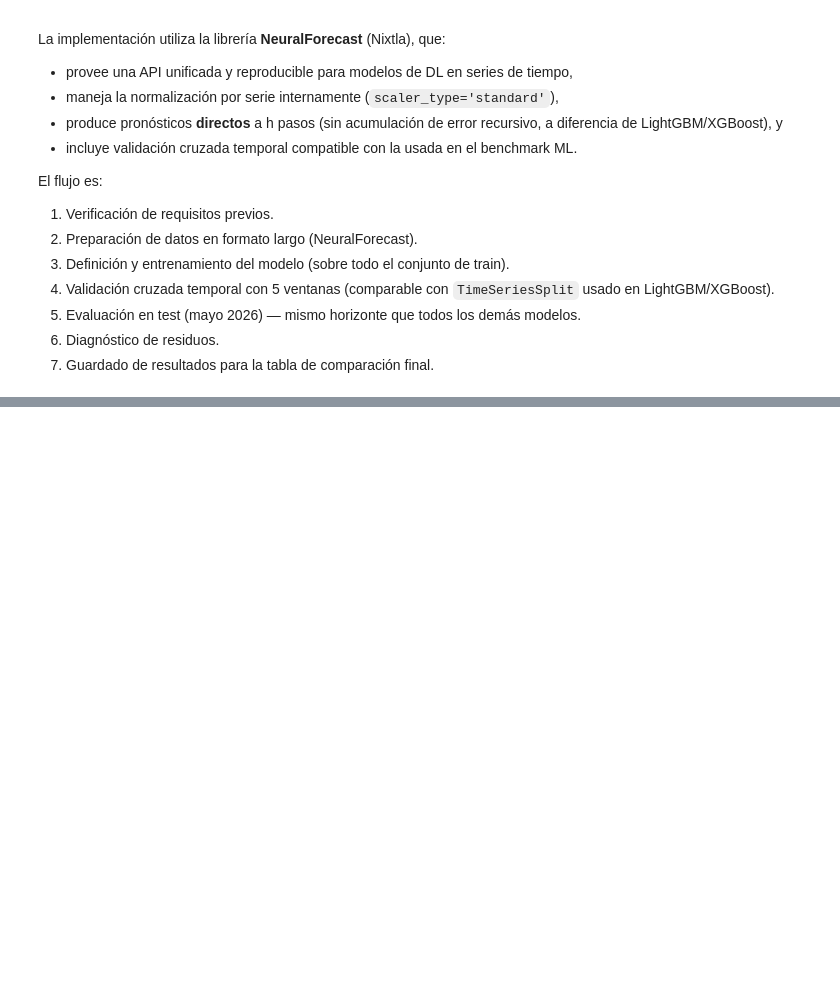
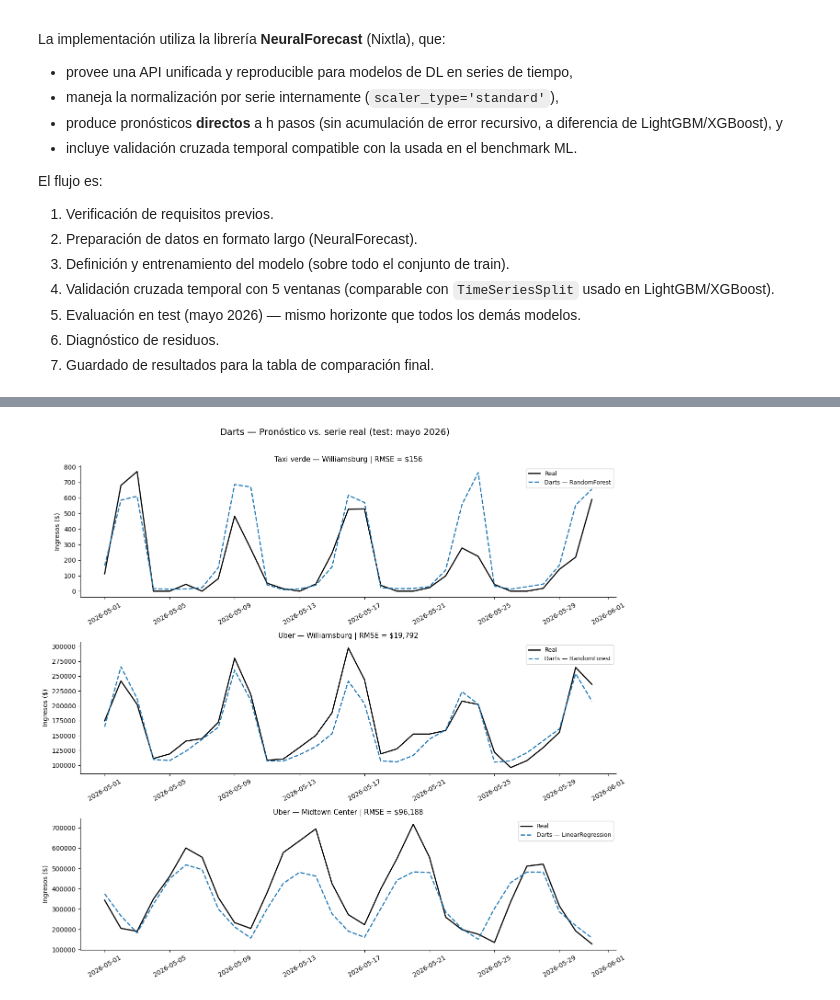
Before and after one commit to keivernunez/analisis_series_temporales_austral, a Jupyter notebook: TP2/AST_Script_TP2_Grupo2.ipynb, the cells around one changed output, grey strips where cells are left out. Saved outputs shown, nothing was run; the diff lists cells and outputs as text; code cells hidden in the pictures; blank space fills up the shorter version.

Commit message:
Analisis series

```diff
--- a/TP2/AST_Script_TP2_Grupo2.ipynb
+++ b/TP2/AST_Script_TP2_Grupo2.ipynb
@@ -2137,6 +2481,0 @@ display(df_cv_ml)
-# %%
-for (serie, modelo), est in estudios_optuna.items():
-    vals = pd.Series([t.value for t in est.trials if t.value is not None])
-    print(f'{COLUMNAS_ORIGINALES[serie]:26s} {modelo:9s} | mín {vals.min():>10,.0f} | '
-          f'mediana {vals.median():>10,.0f} | máx {vals.max():>10,.0f} | '
-          f'máx/mín {vals.max()/vals.min():.2f}x')
@@ -2830,18 +3197,17 @@ else:
 # %%
-import torch
 torch.manual_seed(42)
 np.random.seed(42)
 
-# --- Parámetros del modelo (adoptan los valores optimizados por Optuna si se ejecutó) ---
+# --- Parámetros del modelo (adoptan los valores optimizados por Optuna si se ejecutó), sino usa los valores hardcodeados ---
 LSTM_HORIZONTE      = 31    # días de mayo 2026
-LSTM_HIDDEN_SIZE    = globals().get('LSTM_HIDDEN_SIZE', 64)    # neuronas por capa
-LSTM_N_LAYERS       = globals().get('LSTM_N_LAYERS', 2)        # capas apiladas
+LSTM_HIDDEN_SIZE    = globals().get('LSTM_HIDDEN_SIZE', 32)    # neuronas por capa
+LSTM_N_LAYERS       = globals().get('LSTM_N_LAYERS', 1)        # capas apiladas
 LSTM_DROPOUT        = globals().get('LSTM_DROPOUT', 0.10)      # regularización
 LSTM_MAX_STEPS      = 300   # pasos de entrenamiento
 LSTM_BATCH_SIZE     = 32    # tamaño de lote
 LSTM_LR             = globals().get('LSTM_LR', 1e-3)           # tasa de aprendizaje (Adam)
 LSTM_VAL_SIZE       = 31    # días de validación interna (para curva de pérdida)
-LSTM_SCALER         = globals().get('LSTM_SCALER', 'standard') # escalador por serie
+LSTM_SCALER         = globals().get('LSTM_SCALER', 'robust')
 
 def construir_lstm():
     """Retorna una instancia nueva del modelo LSTM con los parámetros globales."""
@@ -2930,7 +3267,7 @@ RUTA_CV_LSTM = LSTM_CV_DIR / 'cv_lstm.csv'
 N_WINDOWS_LSTM_CV = 5   # = N_SPLITS_CV
 STEP_SIZE_LSTM_CV = 30  # ≈ TEST_SIZE_CV
 
-if RUTA_CV_LSTM.exists() and not globals().get('FORZAR_RECALCULO_CV_LSTM', False):
+if RUTA_CV_LSTM.exists() and not globals().get('FORZAR_RECALCULO_CV_LSTM', True):
     print(f"Cargando CV cacheada desde {RUTA_CV_LSTM.name} ...")
     cv_df_lstm = pd.read_csv(RUTA_CV_LSTM, parse_dates=['ds'])
     print(f"✓ CV cargada: {cv_df_lstm.shape[0]} predicciones")
@@ -3271,0 +4318,56 @@ Variables disponibles para la sección de comparación:
+# %%
+fig, axes = plt.subplots(
+    len(COLUMNAS_ORIGINALES),
+    1,
+    figsize=(13, 12)
+)
+
+fig.suptitle(
+    'Darts — Pronóstico vs. serie real (test: mayo 2026)',
+    fontsize=14,
+    y=1.01
+)
+
+for ax, (serie, titulo) in zip(
+    axes,
+    COLUMNAS_ORIGINALES.items()
+):
+
+    pred = predicciones_darts[serie]
+    real = df.loc[pred.index, serie]
+
+    rmse_test = rmse_darts(
+        real.values,
+        pred.values
+    )
+
+    ax.plot(
+        real.index,
+        real.values,
+        label='Real',
+        color='black',
+        lw=1.8
+    )
+
+    ax.plot(
+        pred.index,
+        pred.values,
+        label=f'Darts — {MODELO_DARTS_POR_SERIE[serie]}',
+        lw=1.8,
+        linestyle='--'
+    )
+
+    ax.set_title(
+        f'{titulo} | RMSE = ${rmse_test:,.0f}',
+        fontsize=11
+    )
+
+    ax.set_ylabel('Ingresos ($)')
+    ax.legend(fontsize=9)
+    ax.tick_params(axis='x', rotation=30)
+    ax.spines[['top', 'right']].set_visible(False)
+
+plt.tight_layout()
+plt.show()
+# %% [output]
+[figure, added]
```
Also changed, not shown: parts of 97 cells of this notebook.
